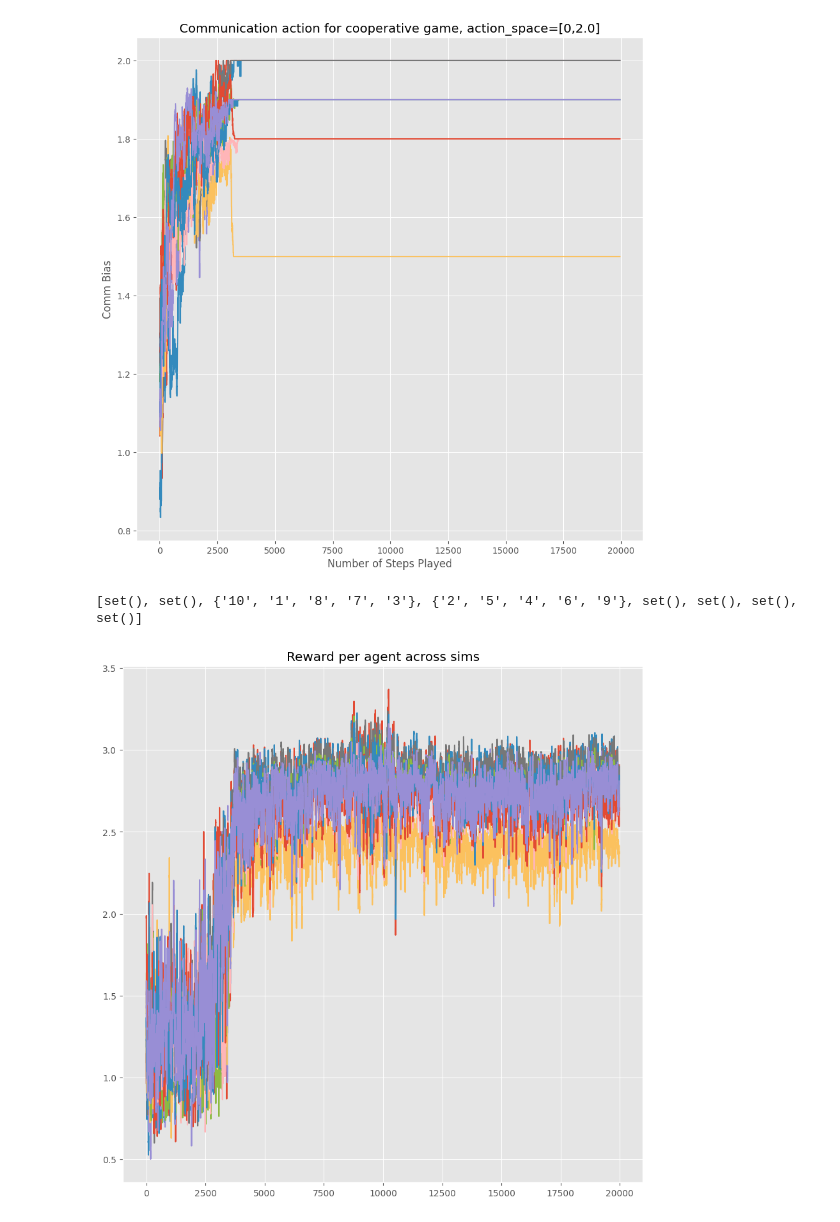
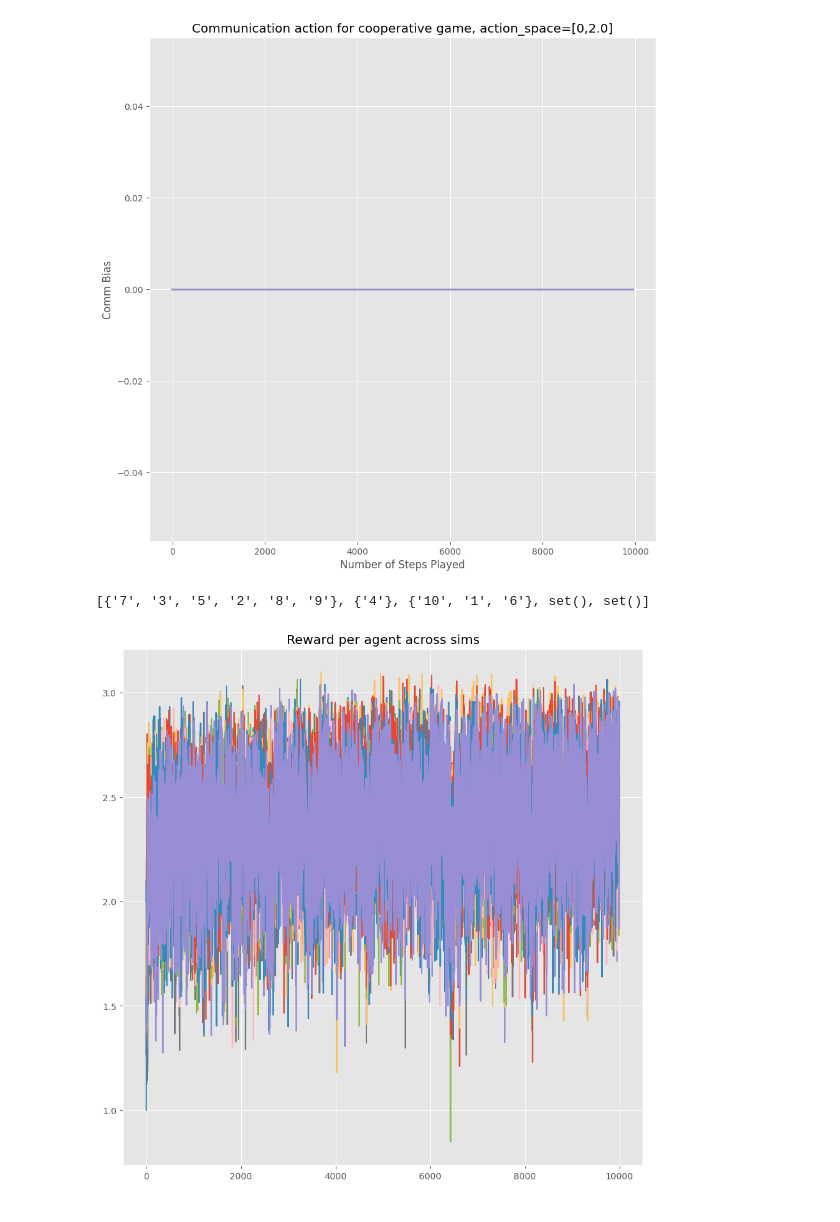
Before and after one commit to akhimoche/coop-form-marl, a Jupyter notebook: driver_code.ipynb, the cells around one changed output. Cells and saved outputs as stored; diff of their text form; code cells hidden in the pictures.

```diff
--- a/driver_code.ipynb
+++ b/driver_code.ipynb
@@ -8,9 +8,9 @@ import matplotlib.pyplot as plt
 # %%
 # Set constant hyperparameters
 n = 10
-num_of_tasks  = 8
-num_of_sims = 1
-step_limit = 20000
+num_of_tasks  = 5
+num_of_sims = 10
+step_limit = 10000
 # %%
 lower_bound = 0
 upper_bound = 2.00
@@ -135,21 +142,21 @@ for j in range(env.n):
 fig = plt.gcf()
 fig.set_size_inches(10.5, 10.5)
 # %% [output]
-[figure, old version]
+[figure, new version]
 # %%
 # see agent reward breakdown across sims
 
 print(env.CS)
 for j in range(env.n):
     col  = np.mean(rec_rewards[:,:,j],axis=0)
-    plt.plot(moving_average(col, 21))
+    plt.plot(moving_average(col, 1))
 
 fig = plt.gcf()
 plt.title('Reward per agent across sims')
 fig.set_size_inches(10.5, 10.5)
 # %% [output]
-[set(), set(), {'10', '1', '8', '7', '3'}, {'2', '5', '4', '6', '9'}, set(), set(), set(), set()]
+[{'7', '3', '5', '2', '8', '9'}, {'4'}, {'10', '1', '6'}, set(), set()]
-[figure, old version]
+[figure, new version]
 # %%
 # See average reward breakdown for each sim
 
```
Also changed, not shown: parts of 6 cells of this notebook, 2 other files.
